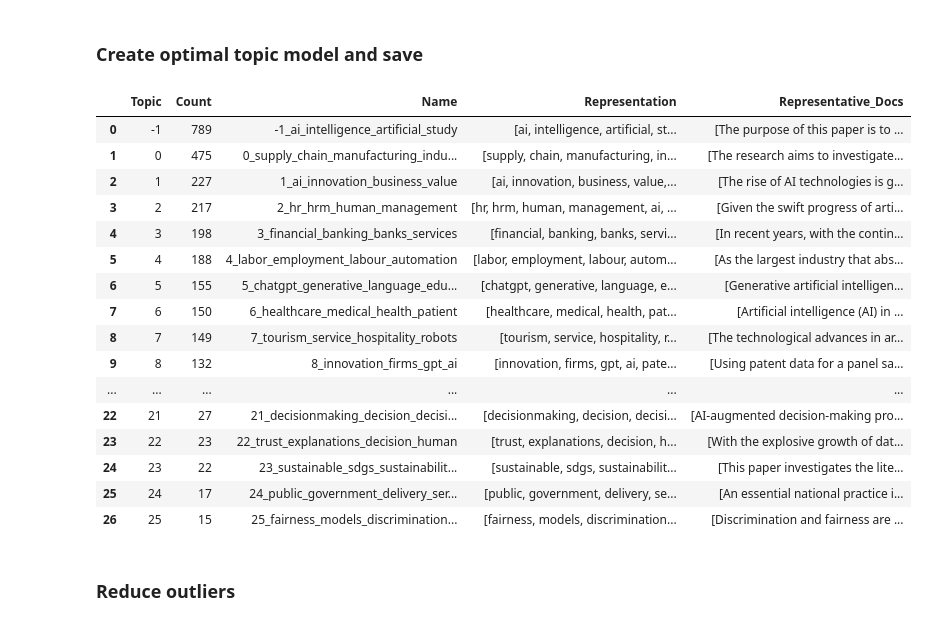
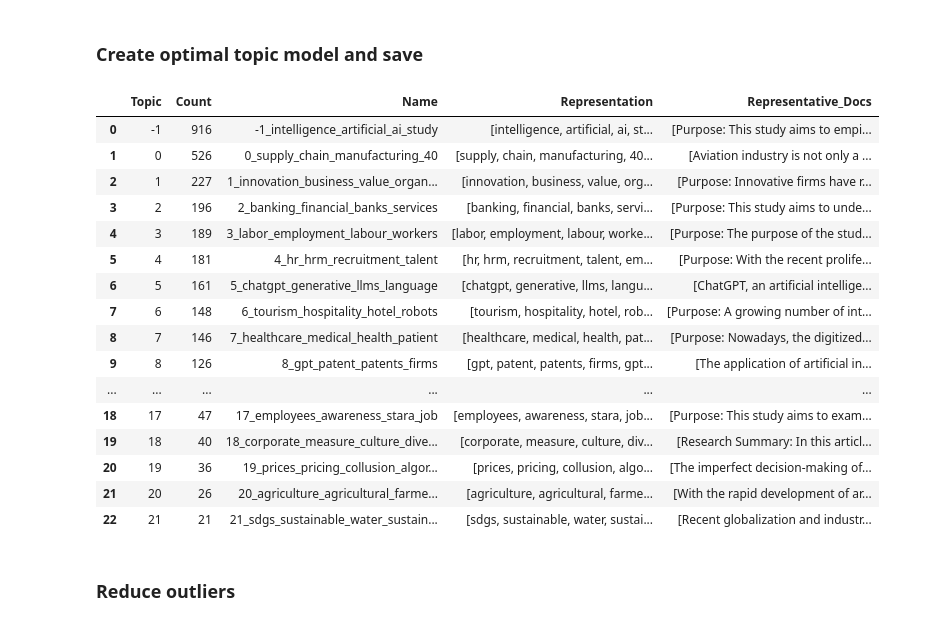
Before and after one commit to jlpoquiz/ailandscapeproject, a Jupyter notebook: Code/7_topic_modeling_pub.ipynb, the cells around one changed output. Cells and saved outputs as stored; diff of their text form; code cells hidden in the pictures.

```diff
--- a/Code/7_topic_modeling_pub.ipynb
+++ b/Code/7_topic_modeling_pub.ipynb
@@ -195,7 +194,8 @@ def create_topic_model(documents, min_cluster_size, embeddings):
       embedding_model=None,
       umap_model=umap_model,
       hdbscan_model=hdbscan_model,
-      vectorizer_model=CountVectorizer(stop_words="english")
+      vectorizer_model=CountVectorizer(stop_words="english"),
+      ctfidf_model = ClassTfidfTransformer(reduce_frequent_words=True)
   )
 
   # Fit the model on your data
@@ -312,27 +297,27 @@ Min cluster size: 95, Coherence: 0.4549405732477089, Number of uncategorized: 12
 ### Create optimal topic model and save
 # %%
 # choose topic size and run, this is the best model
-topics, probs, topic_model = create_topic_model(documents, 15, embeddings)
+topics, probs, topic_model = create_topic_model(documents, 20, embeddings)
 topic_df = topic_model.get_topic_info()
 topic_df
 # %% [output]
 |  | Topic | Count | Name | Representation | Representative_Docs |
-| 0 | -1 | 789 | -1_ai_intelligence_artificial_study | [ai, intelligence, artificial, st... | [The purpose of this paper is to ... |
-| 1 | 0 | 475 | 0_supply_chain_manufacturing_indu... | [supply, chain, manufacturing, in... | [The research aims to investigate... |
-| 2 | 1 | 227 | 1_ai_innovation_business_value | [ai, innovation, business, value,... | [The rise of AI technologies is g... |
-| 3 | 2 | 217 | 2_hr_hrm_human_management | [hr, hrm, human, management, ai, ... | [Given the swift progress of arti... |
-| 4 | 3 | 198 | 3_financial_banking_banks_services | [financial, banking, banks, servi... | [In recent years, with the contin... |
-| 5 | 4 | 188 | 4_labor_employment_labour_automation | [labor, employment, labour, autom... | [As the largest industry that abs... |
-| 6 | 5 | 155 | 5_chatgpt_generative_language_edu... | [chatgpt, generative, language, e... | [Generative artificial intelligen... |
-| 7 | 6 | 150 | 6_healthcare_medical_health_patient | [healthcare, medical, health, pat... | [Artificial intelligence (AI) in ... |
-| 8 | 7 | 149 | 7_tourism_service_hospitality_robots | [tourism, service, hospitality, r... | [The technological advances in ar... |
-| 9 | 8 | 132 | 8_innovation_firms_gpt_ai | [innovation, firms, gpt, ai, pate... | [Using patent data for a panel sa... |
+| 0 | -1 | 916 | -1_intelligence_artificial_ai_study | [intelligence, artificial, ai, st... | [Purpose: This study aims to empi... |
+| 1 | 0 | 526 | 0_supply_chain_manufacturing_40 | [supply, chain, manufacturing, 40... | [Aviation industry is not only a ... |
+| 2 | 1 | 227 | 1_innovation_business_value_organ... | [innovation, business, value, org... | [Purpose: Innovative firms have r... |
+| 3 | 2 | 196 | 2_banking_financial_banks_services | [banking, financial, banks, servi... | [Purpose: This study aims to unde... |
+| 4 | 3 | 189 | 3_labor_employment_labour_workers | [labor, employment, labour, worke... | [Purpose: The purpose of the stud... |
+| 5 | 4 | 181 | 4_hr_hrm_recruitment_talent | [hr, hrm, recruitment, talent, em... | [Purpose: With the recent prolife... |
+| 6 | 5 | 161 | 5_chatgpt_generative_llms_language | [chatgpt, generative, llms, langu... | [ChatGPT, an artificial intellige... |
+| 7 | 6 | 148 | 6_tourism_hospitality_hotel_robots | [tourism, hospitality, hotel, rob... | [Purpose: A growing number of int... |
+| 8 | 7 | 146 | 7_healthcare_medical_health_patient | [healthcare, medical, health, pat... | [Purpose: Nowadays, the digitized... |
+| 9 | 8 | 126 | 8_gpt_patent_patents_firms | [gpt, patent, patents, firms, gpt... | [The application of artificial in... |
 | ... | ... | ... | ... | ... | ... |
-| 22 | 21 | 27 | 21_decisionmaking_decision_decisi... | [decisionmaking, decision, decisi... | [AI-augmented decision-making pro... |
-| 23 | 22 | 23 | 22_trust_explanations_decision_human | [trust, explanations, decision, h... | [With the explosive growth of dat... |
-| 24 | 23 | 22 | 23_sustainable_sdgs_sustainabilit... | [sustainable, sdgs, sustainabilit... | [This paper investigates the lite... |
-| 25 | 24 | 17 | 24_public_government_delivery_ser... | [public, government, delivery, se... | [An essential national practice i... |
-| 26 | 25 | 15 | 25_fairness_models_discrimination... | [fairness, models, discrimination... | [Discrimination and fairness are ... |
+| 18 | 17 | 47 | 17_employees_awareness_stara_job | [employees, awareness, stara, job... | [Purpose: This study aims to exam... |
+| 19 | 18 | 40 | 18_corporate_measure_culture_dive... | [corporate, measure, culture, div... | [Research Summary: In this articl... |
+| 20 | 19 | 36 | 19_prices_pricing_collusion_algor... | [prices, pricing, collusion, algo... | [The imperfect decision-making of... |
+| 21 | 20 | 26 | 20_agriculture_agricultural_farme... | [agriculture, agricultural, farme... | [With the rapid development of ar... |
+| 22 | 21 | 21 | 21_sdgs_sustainable_water_sustain... | [sdgs, sustainable, water, sustai... | [Recent globalization and industr... |
 # %% [markdown]
 ###  Reduce outliers
 # %%
```
Also changed, not shown: parts of 12 cells of this notebook, 5 other files.
